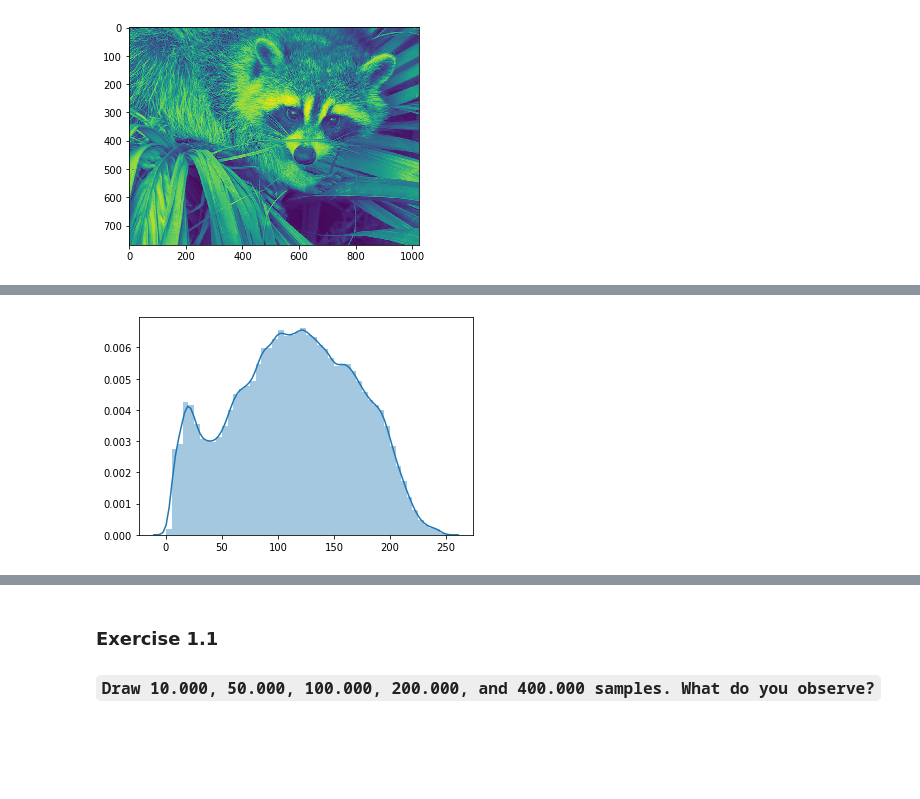
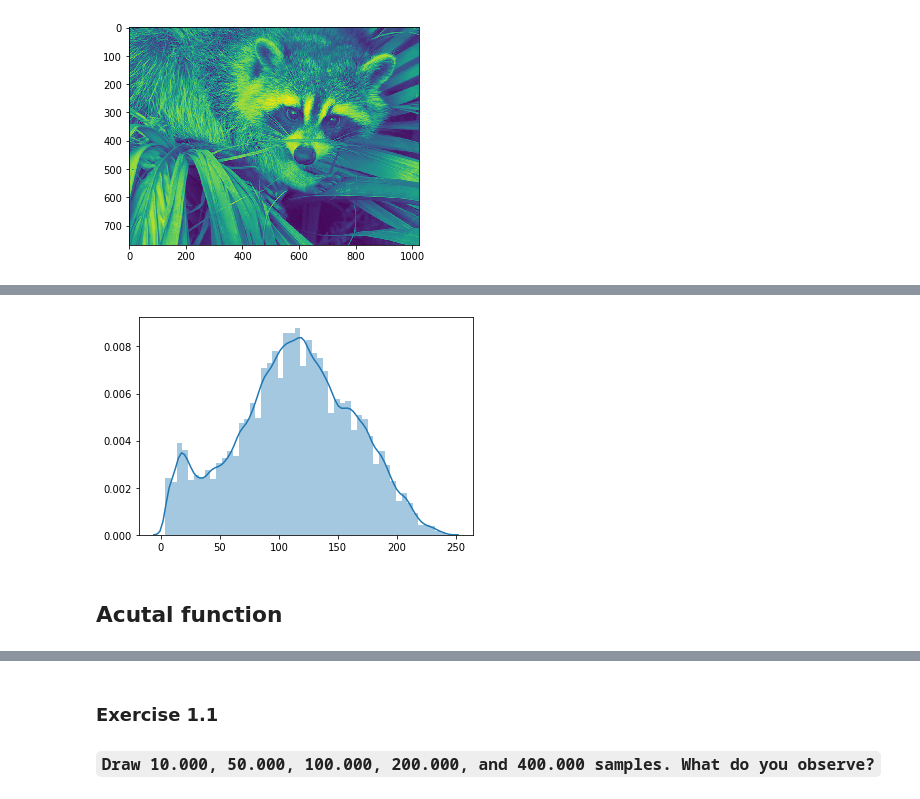
Before and after one commit to Mavengence/Pattern_Analysis_SS20_FAU, a Jupyter notebook: Exercise_2.ipynb, the cells around one changed output, grey strips where cells are left out. Drawn from its saved outputs; the diff is of its cells as text; code cells hidden in the pictures; blank space fills up the shorter version.

```diff
--- a/Exercise_2.ipynb
+++ b/Exercise_2.ipynb
@@ -72,4 +61,0 @@ array([114, 130, 145, ..., 142, 141, 140], dtype=uint8)
-# %%
-sns.distplot(img.flatten());
-# %% [output]
-[figure, removed]
@@ -77,0 +62,7 @@ pixel = np.histogram(img.flatten(), 256)
+# %%
+# Useless but informative
+sns.distplot(img_filtered.flatten());
+# %% [output]
+[figure, added]
+# %% [markdown]
+## Acutal function
```
Also changed, not shown: parts of 35 cells of this notebook, 1 other file.
